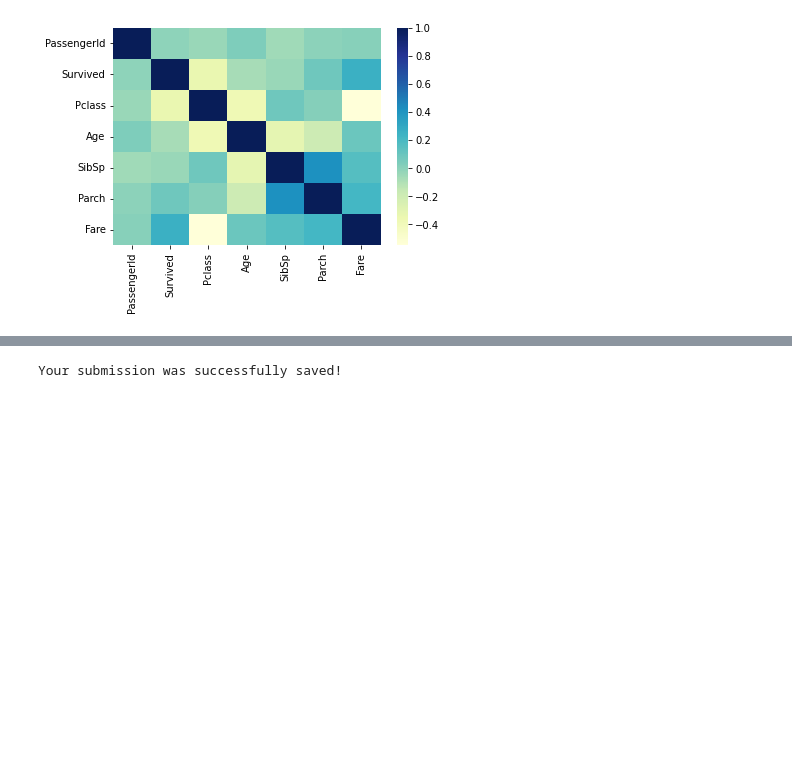
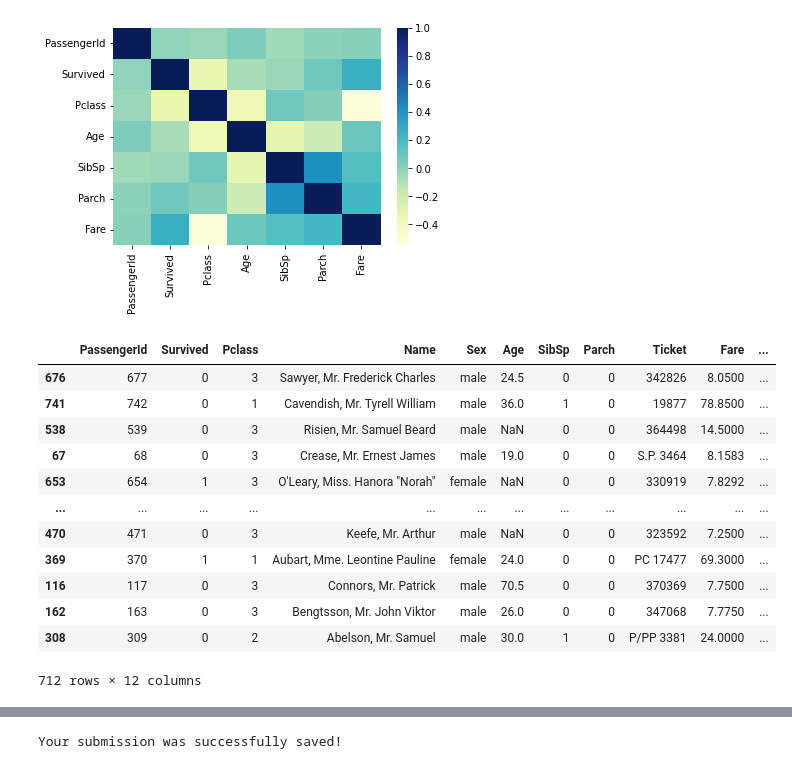
Before and after one commit to logan-sherraden/Kaggle-titanic-ML, a Jupyter notebook: getting-started-with-titanic.ipynb, the cells around one changed output, grey strips where cells are left out. Cells and saved outputs as stored; diff of their text form; code cells hidden in the pictures; blank space fills up the shorter version.

```diff
--- a/getting-started-with-titanic.ipynb
+++ b/getting-started-with-titanic.ipynb
@@ -102,12 +104,29 @@ sns.heatmap(titanic_data.corr(), cmap = 'YlGnBu')
 # %%
 # Train test split, stratified shuffle split
 # SSP shuffes values randomly and picks 80% for training, 20% for testing. Pick features of high importance and have same distrubution(ex: 1, 0) in training and test data(Survived, PClass, Sex).
 
 from sklearn.model_selection import StratifiedShuffleSplit
 
 split = StratifiedShuffleSplit(n_splits=1, test_size=0.2)
 for train_indices, test_indices in split.split(titanic_data, titanic_data[["Survived", "Pclass", "Sex"]]):
     strat_train_set = titanic_data.loc[train_indices]
     strat_test_set = titanic_data.loc[test_indices]
+
+strat_train_set
+# note non numerical columns 'Embarked' and 'Sex'
+# %% [output]
+|  | PassengerId | Survived | Pclass | Name | Sex | Age | SibSp | Parch | Ticket | Fare | ... |
+| 676 | 677 | 0 | 3 | Sawyer, Mr. Frederick Charles | male | 24.5 | 0 | 0 | 342826 | 8.0500 | ... |
+| 741 | 742 | 0 | 1 | Cavendish, Mr. Tyrell William | male | 36.0 | 1 | 0 | 19877 | 78.8500 | ... |
+| 538 | 539 | 0 | 3 | Risien, Mr. Samuel Beard | male | NaN | 0 | 0 | 364498 | 14.5000 | ... |
+| 67 | 68 | 0 | 3 | Crease, Mr. Ernest James | male | 19.0 | 0 | 0 | S.P. 3464 | 8.1583 | ... |
+| 653 | 654 | 1 | 3 | O'Leary, Miss. Hanora "Norah" | female | NaN | 0 | 0 | 330919 | 7.8292 | ... |
+| ... | ... | ... | ... | ... | ... | ... | ... | ... | ... | ... | ... |
+| 470 | 471 | 0 | 3 | Keefe, Mr. Arthur | male | NaN | 0 | 0 | 323592 | 7.2500 | ... |
+| 369 | 370 | 1 | 1 | Aubart, Mme. Leontine Pauline | female | 24.0 | 0 | 0 | PC 17477 | 69.3000 | ... |
+| 116 | 117 | 0 | 3 | Connors, Mr. Patrick | male | 70.5 | 0 | 0 | 370369 | 7.7500 | ... |
+| 162 | 163 | 0 | 3 | Bengtsson, Mr. John Viktor | male | 26.0 | 0 | 0 | 347068 | 7.7750 | ... |
+| 308 | 309 | 0 | 2 | Abelson, Mr. Samuel | male | 30.0 | 1 | 0 | P/PP 3381 | 24.0000 | ... |
+712 rows × 12 columns
 # %%
 # check distribution of training data variables
```
Also changed, not shown: parts of 7 cells of this notebook.
